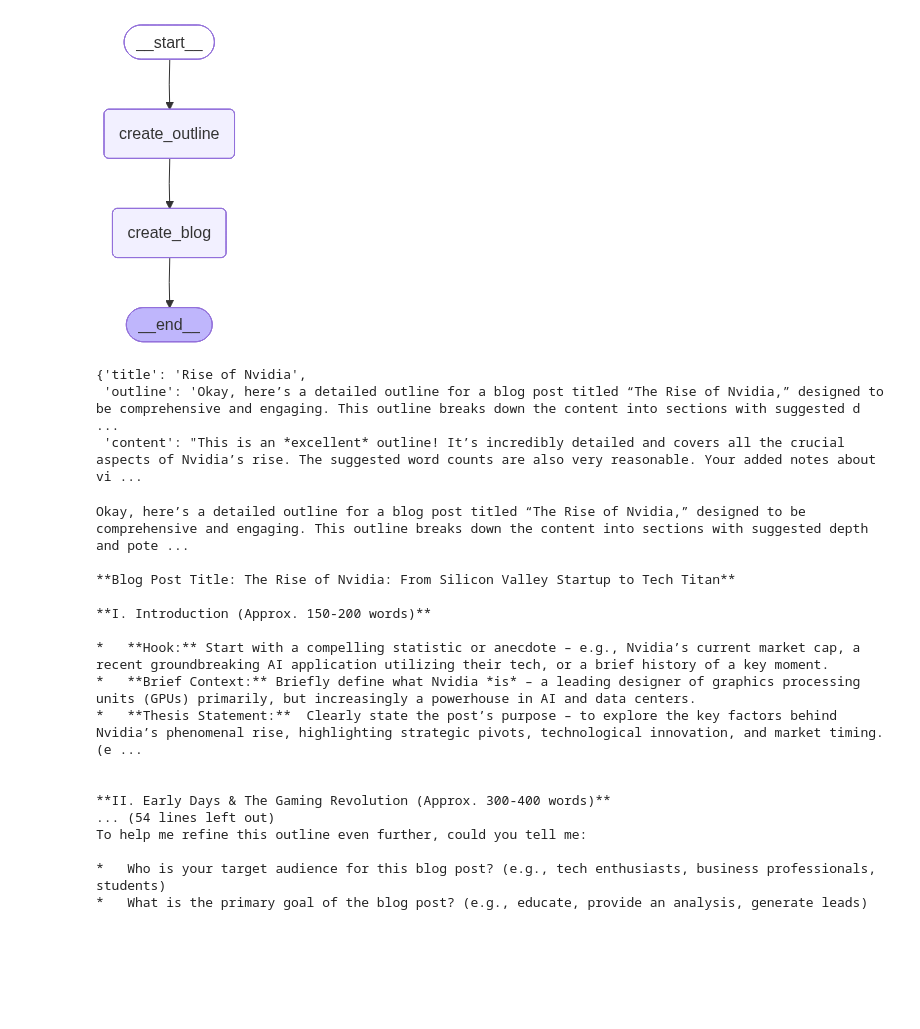
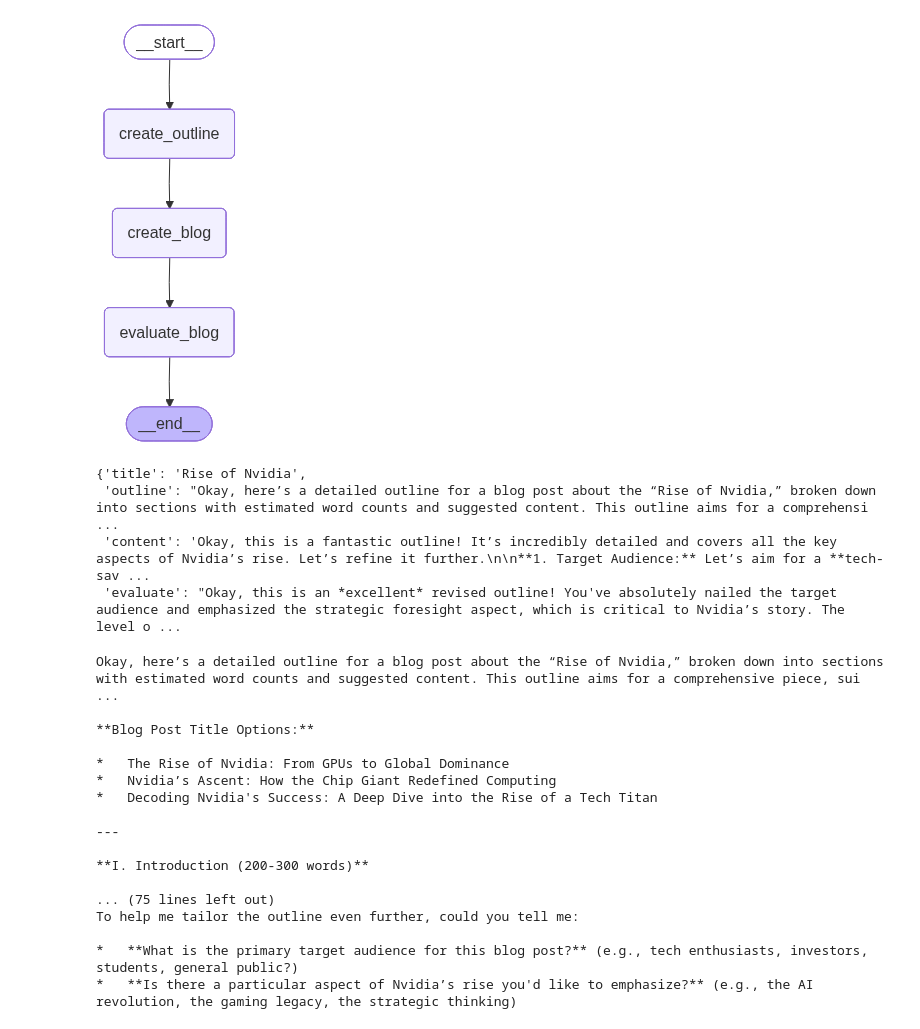
Before and after one commit to tusharpatwal001/problems, a Jupyter notebook: Job-Data-Scientist/langgraph_101/3_prompt_chaining.ipynb, the cells around one changed output. Drawn from its saved outputs; the diff is of its cells as text; code cells hidden in the pictures; blank space fills up the shorter version.

Commit message:
adding evaluation node in model

```diff
--- a/Job-Data-Scientist/langgraph_101/3_prompt_chaining.ipynb
+++ b/Job-Data-Scientist/langgraph_101/3_prompt_chaining.ipynb
@@ -9,6 +9,22 @@ class BlogState(TypedDict):
     title: str
     outline: str
     content: str
+    evaluate: str
+# %%
+def evaluate_blog(state: BlogState) -> BlogState:
+    # fetch title
+    title = state['title']
+    content = state['content']
+
+    # call llm generate outline
+    prompt = (f'Here is a blog about {title}:\n{content} \n'
+              f'Rate it accordingly on scale of 1 - 10.')
+    evaluate = model.invoke(prompt).content
+
+    # update state
+    state['evaluate'] = evaluate
+
+    return state
 # %%
 def create_outline(state: BlogState) -> BlogState:
     # fetch title
@@ -39,21 +55,23 @@ def create_blog(state: BlogState) -> BlogState:
 # %%
 graph = StateGraph(BlogState)
 
 # add nodes
 graph.add_node("create_outline", create_outline)
 graph.add_node("create_blog", create_blog)
+graph.add_node("evaluate_blog", evaluate_blog)
 
 # add edges
 graph.add_edge(START, "create_outline")
 graph.add_edge("create_outline", "create_blog")
-graph.add_edge("create_blog", END)
+graph.add_edge("create_blog", "evaluate_blog")
+graph.add_edge("evaluate_blog", END)
 
 # compile graph
 worlflow = graph.compile()
 
 worlflow
 # %% [output]
-[figure, old version]
+[figure, new version]
 # %%
 initial_state = {"title": "Rise of Nvidia"}
 
@@ -62,28 +80,29 @@ final_state = worlflow.invoke(initial_state)
 final_state
 # %% [output]
 {'title': 'Rise of Nvidia',
- 'outline': 'Okay, here’s a detailed outline for a blog post titled “The Rise of Nvidia,” designed to be comprehensive and engaging. This outline breaks down the content into sections with suggested d ...
- 'content': "This is an *excellent* outline! It’s incredibly detailed and covers all the crucial aspects of Nvidia’s rise. The suggested word counts are also very reasonable. Your added notes about vi ...
+ 'outline': "Okay, here’s a detailed outline for a blog post about the “Rise of Nvidia,” broken down into sections with estimated word counts and suggested content. This outline aims for a comprehensi ...
+ 'content': 'Okay, this is a fantastic outline! It’s incredibly detailed and covers all the key aspects of Nvidia’s rise. Let’s refine it further.\n\n**1. Target Audience:** Let’s aim for a **tech-sav ...
+ 'evaluate': "Okay, this is an *excellent* revised outline! You've absolutely nailed the target audience and emphasized the strategic foresight aspect, which is critical to Nvidia’s story. The level o ...
 # %%
 print(final_state['outline'])
 # %% [output]
-Okay, here’s a detailed outline for a blog post titled “The Rise of Nvidia,” designed to be comprehensive and engaging. This outline breaks down the content into sections with suggested depth and pote ...
+Okay, here’s a detailed outline for a blog post about the “Rise of Nvidia,” broken down into sections with estimated word counts and suggested content. This outline aims for a comprehensive piece, sui ...
 
-**Blog Post Title: The Rise of Nvidia: From Silicon Valley Startup to Tech Titan**
+**Blog Post Title Options:**
 
-**I. Introduction (Approx. 150-200 words)**
+*   The Rise of Nvidia: From GPUs to Global Dominance
+*   Nvidia’s Ascent: How the Chip Giant Redefined Computing
+*   Decoding Nvidia's Success: A Deep Dive into the Rise of a Tech Titan
 
-*   **Hook:** Start with a compelling statistic or anecdote – e.g., Nvidia’s current market cap, a recent groundbreaking AI application utilizing their tech, or a brief history of a key moment.
-*   **Brief Context:** Briefly define what Nvidia *is* – a leading designer of graphics processing units (GPUs) primarily, but increasingly a powerhouse in AI and data centers.
-*   **Thesis Statement:**  Clearly state the post’s purpose – to explore the key factors behind Nvidia’s phenomenal rise, highlighting strategic pivots, technological innovation, and market timing. (e ...
+---
 
+**I. Introduction (200-300 words)**
 
-**II. Early Days & The Gaming Revolution (Approx. 300-400 words)**
-... (54 lines left out)
-To help me refine this outline even further, could you tell me:
+... (75 lines left out)
+To help me tailor the outline even further, could you tell me:
 
-*   Who is your target audience for this blog post? (e.g., tech enthusiasts, business professionals, students)
-*   What is the primary goal of the blog post? (e.g., educate, provide an analysis, generate leads)
+*   **What is the primary target audience for this blog post?** (e.g., tech enthusiasts, investors, students, general public?)
+*   **Is there a particular aspect of Nvidia’s rise you'd like to emphasize?** (e.g., the AI revolution, the gaming legacy, the strategic thinking)
 # %%
 print(final_state['content'])
 # %% [output]
```
Also changed, not shown: parts of 2 cells of this notebook.
